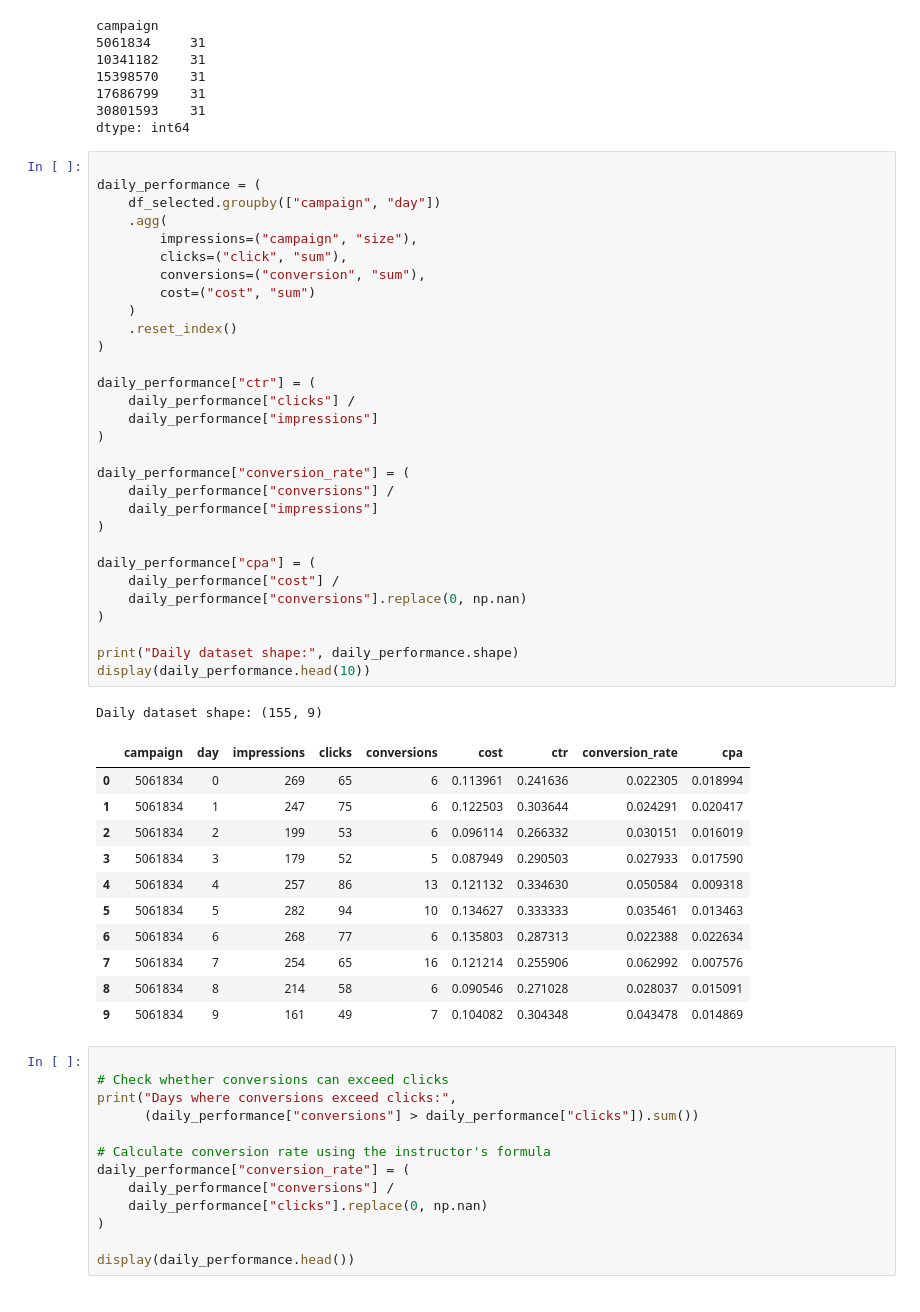
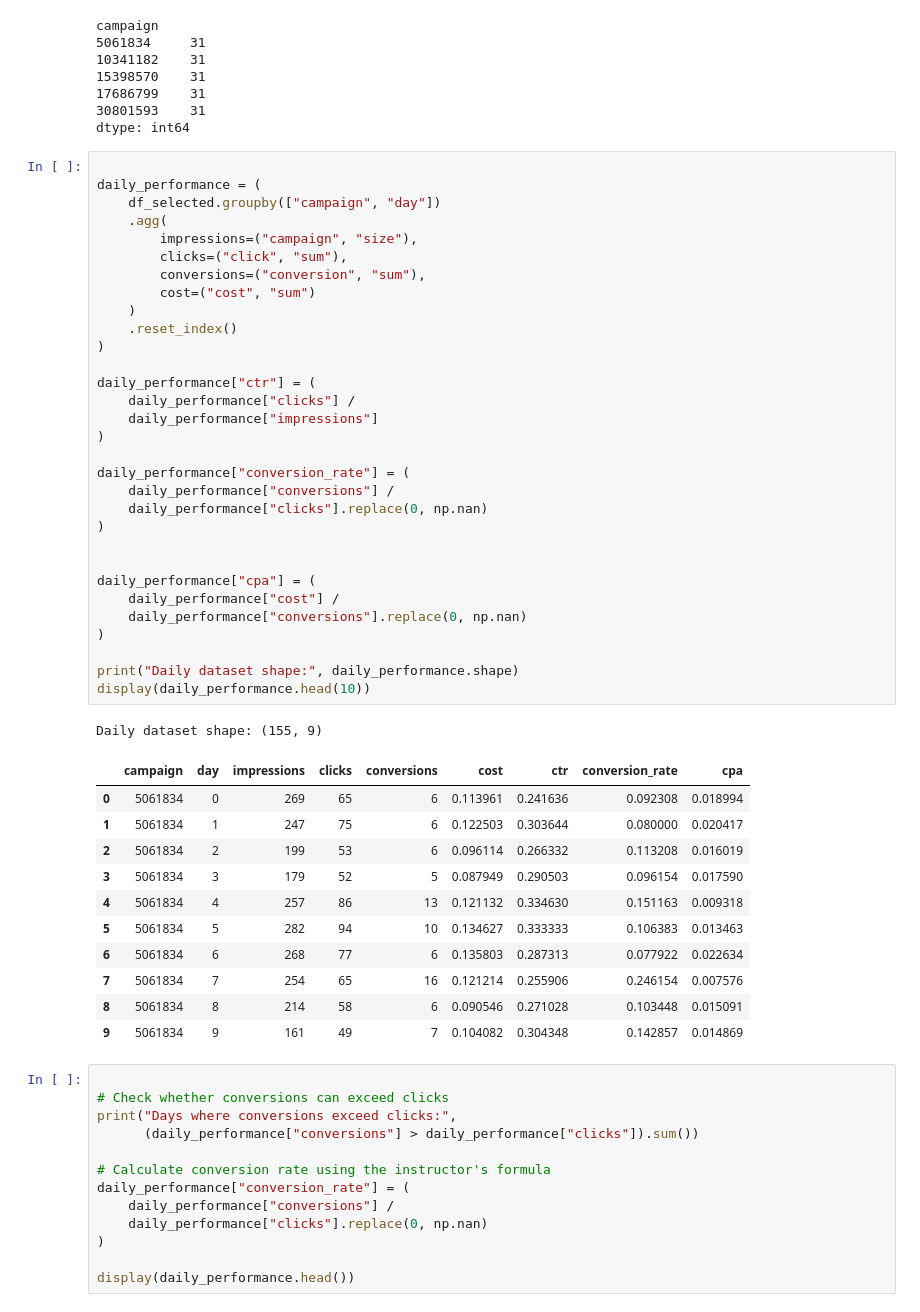
Before and after one commit to Marthaolukayode/lab-statistical-analysis, a Jupyter notebook: lab_statistical_analysis_STUDENT.ipynb, the cells around one changed output. Saved outputs shown, nothing was run; the diff lists cells and outputs as text.

```diff
--- a/lab_statistical_analysis_STUDENT.ipynb
+++ b/lab_statistical_analysis_STUDENT.ipynb
@@ -298,44 +298,45 @@ dtype: int64
 daily_performance = (
     df_selected.groupby(["campaign", "day"])
     .agg(
         impressions=("campaign", "size"),
         clicks=("click", "sum"),
         conversions=("conversion", "sum"),
         cost=("cost", "sum")
     )
     .reset_index()
 )
 
 daily_performance["ctr"] = (
     daily_performance["clicks"] /
     daily_performance["impressions"]
 )
 
 daily_performance["conversion_rate"] = (
     daily_performance["conversions"] /
-    daily_performance["impressions"]
+    daily_performance["clicks"].replace(0, np.nan)
 )
+
 
 daily_performance["cpa"] = (
     daily_performance["cost"] /
     daily_performance["conversions"].replace(0, np.nan)
 )
 
 print("Daily dataset shape:", daily_performance.shape)
 display(daily_performance.head(10))
 # %% [output]
 Daily dataset shape: (155, 9)
 |  | campaign | day | impressions | clicks | conversions | cost | ctr | conversion_rate | cpa |
-| 0 | 5061834 | 0 | 269 | 65 | 6 | 0.113961 | 0.241636 | 0.022305 | 0.018994 |
-| 1 | 5061834 | 1 | 247 | 75 | 6 | 0.122503 | 0.303644 | 0.024291 | 0.020417 |
-| 2 | 5061834 | 2 | 199 | 53 | 6 | 0.096114 | 0.266332 | 0.030151 | 0.016019 |
-| 3 | 5061834 | 3 | 179 | 52 | 5 | 0.087949 | 0.290503 | 0.027933 | 0.017590 |
-| 4 | 5061834 | 4 | 257 | 86 | 13 | 0.121132 | 0.334630 | 0.050584 | 0.009318 |
-| 5 | 5061834 | 5 | 282 | 94 | 10 | 0.134627 | 0.333333 | 0.035461 | 0.013463 |
-| 6 | 5061834 | 6 | 268 | 77 | 6 | 0.135803 | 0.287313 | 0.022388 | 0.022634 |
-| 7 | 5061834 | 7 | 254 | 65 | 16 | 0.121214 | 0.255906 | 0.062992 | 0.007576 |
-| 8 | 5061834 | 8 | 214 | 58 | 6 | 0.090546 | 0.271028 | 0.028037 | 0.015091 |
-| 9 | 5061834 | 9 | 161 | 49 | 7 | 0.104082 | 0.304348 | 0.043478 | 0.014869 |
+| 0 | 5061834 | 0 | 269 | 65 | 6 | 0.113961 | 0.241636 | 0.092308 | 0.018994 |
+| 1 | 5061834 | 1 | 247 | 75 | 6 | 0.122503 | 0.303644 | 0.080000 | 0.020417 |
+| 2 | 5061834 | 2 | 199 | 53 | 6 | 0.096114 | 0.266332 | 0.113208 | 0.016019 |
+| 3 | 5061834 | 3 | 179 | 52 | 5 | 0.087949 | 0.290503 | 0.096154 | 0.017590 |
+| 4 | 5061834 | 4 | 257 | 86 | 13 | 0.121132 | 0.334630 | 0.151163 | 0.009318 |
+| 5 | 5061834 | 5 | 282 | 94 | 10 | 0.134627 | 0.333333 | 0.106383 | 0.013463 |
+| 6 | 5061834 | 6 | 268 | 77 | 6 | 0.135803 | 0.287313 | 0.077922 | 0.022634 |
+| 7 | 5061834 | 7 | 254 | 65 | 16 | 0.121214 | 0.255906 | 0.246154 | 0.007576 |
+| 8 | 5061834 | 8 | 214 | 58 | 6 | 0.090546 | 0.271028 | 0.103448 | 0.015091 |
+| 9 | 5061834 | 9 | 161 | 49 | 7 | 0.104082 | 0.304348 | 0.142857 | 0.014869 |
 # %%
 
 # Check whether conversions can exceed clicks
```
Also changed, not shown: parts of 2 cells of this notebook, 3 other files.
